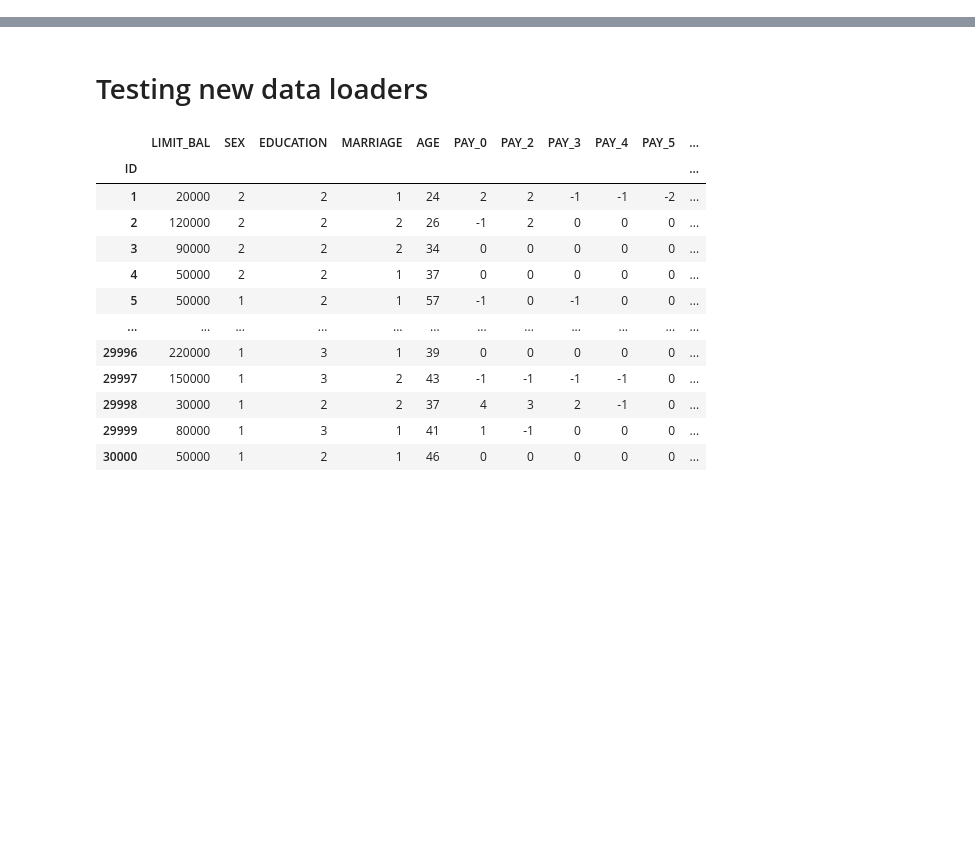
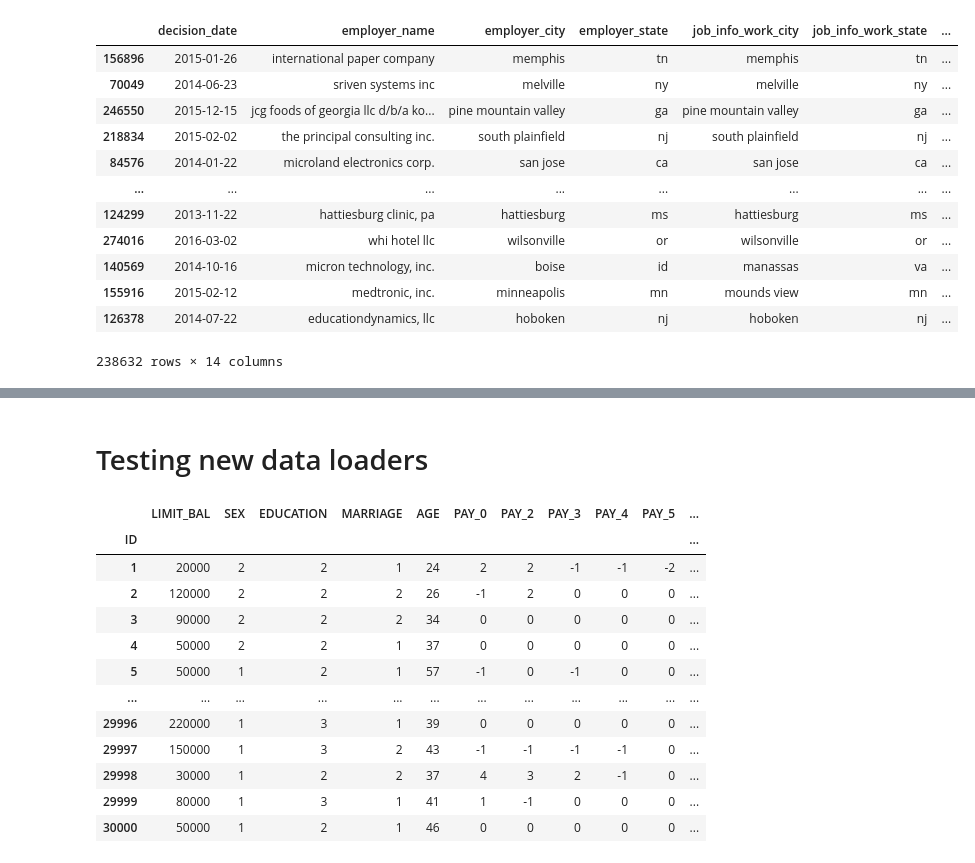
Before and after one commit to josk0/cleva, a Jupyter notebook: start.ipynb, the cells around one changed output, grey strips where cells are left out. Drawn from its saved outputs; the diff is of its cells as text; code cells hidden in the pictures; blank space fills up the shorter version.

```diff
--- a/start.ipynb
+++ b/start.ipynb
@@ -22,5 +58,21 @@ new_run.pipe
 import warnings
 # Ignore FutureWarning, of which TabPFNClassifier has a lot!
 warnings.filterwarnings("ignore", category=FutureWarning)
+# %%
+new_run.X_train
+# %% [output]
+|  | decision_date | employer_name | employer_city | employer_state | job_info_work_city | job_info_work_state | ... |
+| 156896 | 2015-01-26 | international paper company | memphis | tn | memphis | tn | ... |
+| 70049 | 2014-06-23 | sriven systems inc | melville | ny | melville | ny | ... |
+| 246550 | 2015-12-15 | jcg foods of georgia llc d/b/a ko... | pine mountain valley | ga | pine mountain valley | ga | ... |
+| 218834 | 2015-02-02 | the principal consulting inc. | south plainfield | nj | south plainfield | nj | ... |
+| 84576 | 2014-01-22 | microland electronics corp. | san jose | ca | san jose | ca | ... |
+| ... | ... | ... | ... | ... | ... | ... | ... |
+| 124299 | 2013-11-22 | hattiesburg clinic, pa | hattiesburg | ms | hattiesburg | ms | ... |
+| 274016 | 2016-03-02 | whi hotel llc | wilsonville | or | wilsonville | or | ... |
+| 140569 | 2014-10-16 | micron technology, inc. | boise | id | manassas | va | ... |
+| 155916 | 2015-02-12 | medtronic, inc. | minneapolis | mn | mounds view | mn | ... |
+| 126378 | 2014-07-22 | educationdynamics, llc | hoboken | nj | hoboken | nj | ... |
+238632 rows × 14 columns
 # %%
 new_run.fit()
```
Also changed, not shown: parts of 11 cells of this notebook, 8 other files.
